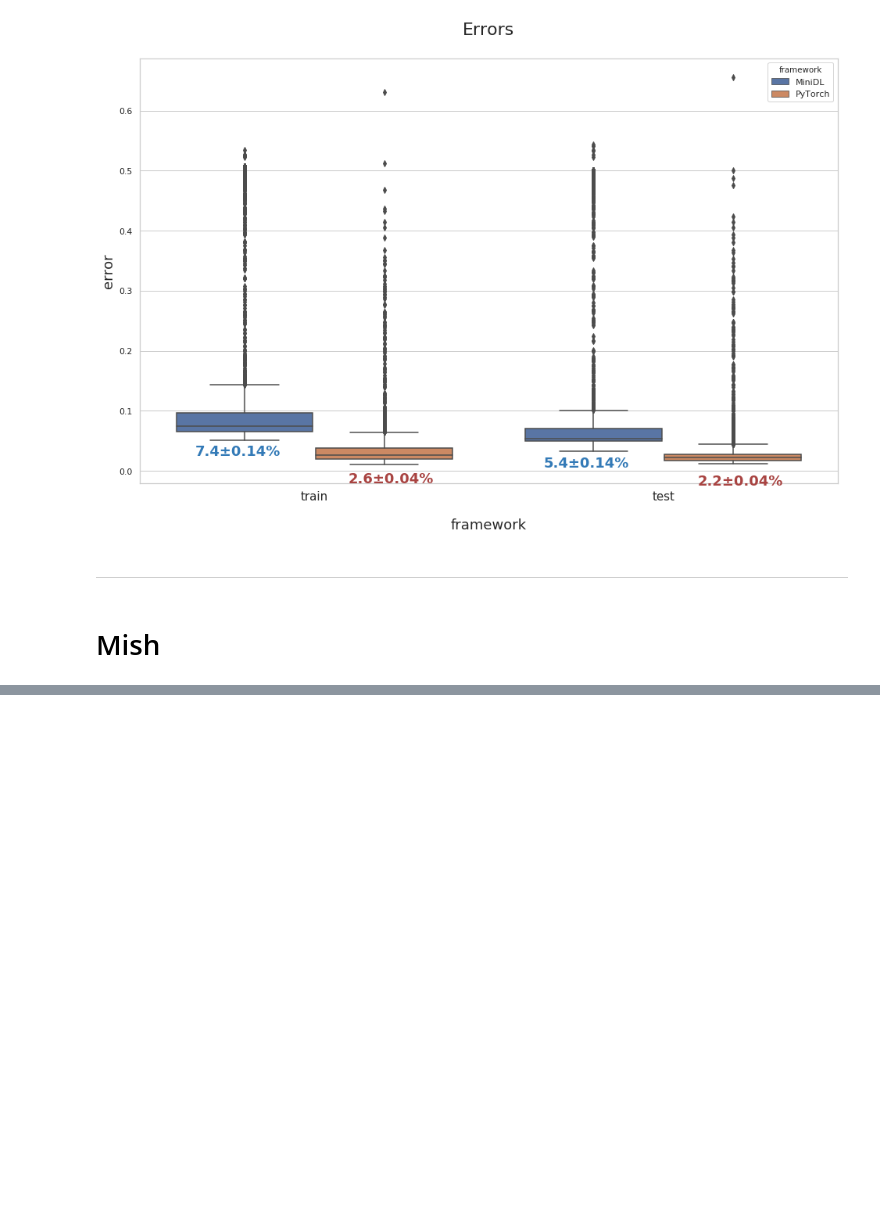
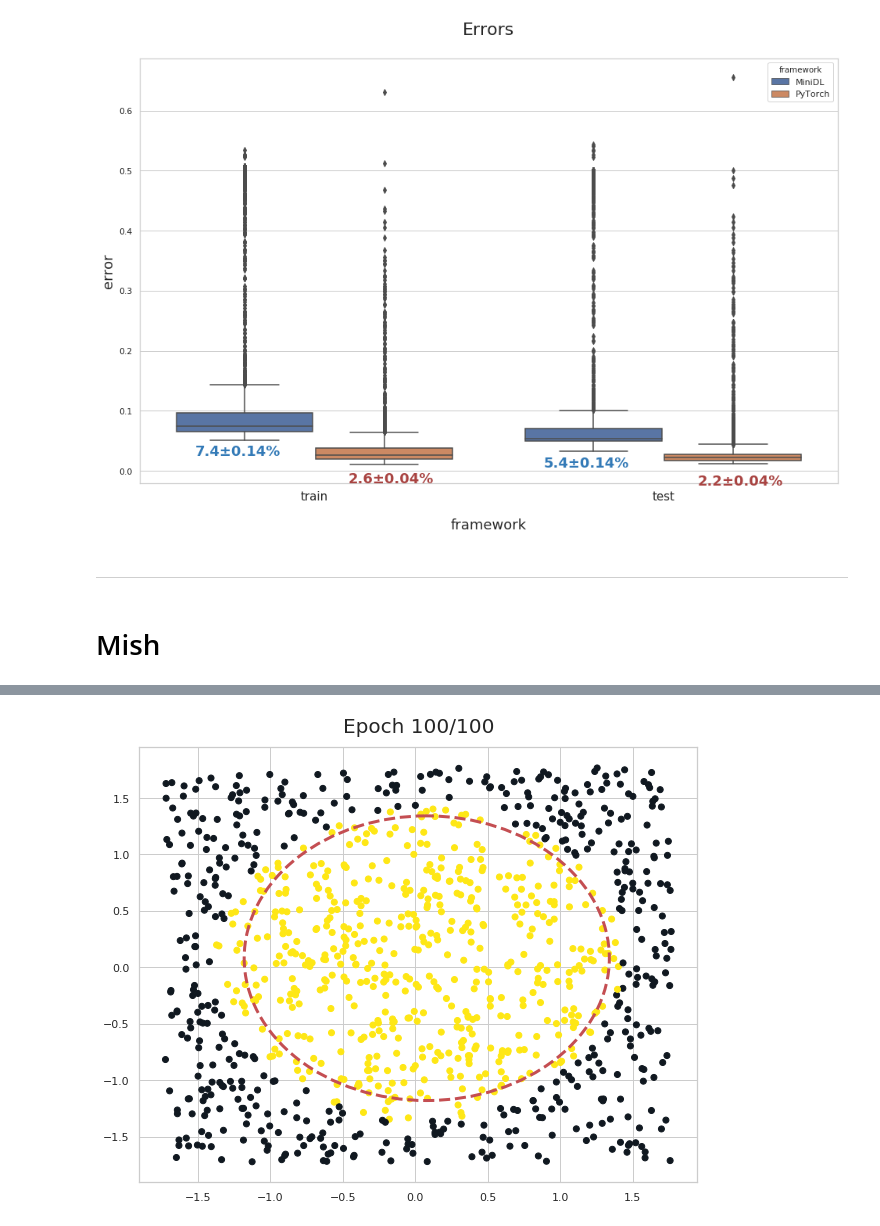
Before and after one commit to INFOPAUL/DeepLearning_Proj2, a Jupyter notebook: plots.ipynb, the cells around one changed output, grey strips where cells are left out. Saved outputs shown, nothing was run; the diff lists cells and outputs as text; code cells hidden in the pictures; blank space fills up the shorter version.

```diff
--- a/plots.ipynb
+++ b/plots.ipynb
@@ -608,0 +535,4 @@ ax.set_ylim(0,100);
+# %%
+epochs_, train_losses, test_losses, train_accuracies, test_accuracies, train_errors, test_errors = minidl_framework(verbose=0, plot=True, lr=0.1, activation_fn=Mish)
+# %% [output]
+[figure, added]
```
Also changed, not shown: parts of 10 cells of this notebook, 4 other files.
